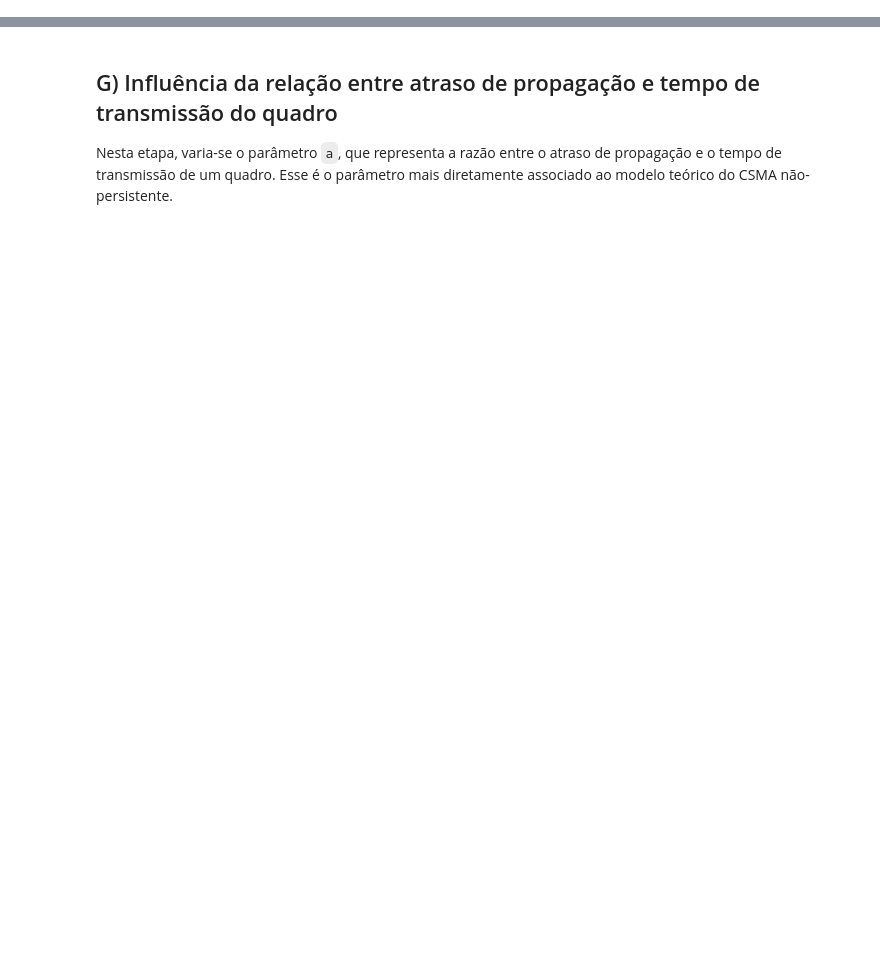
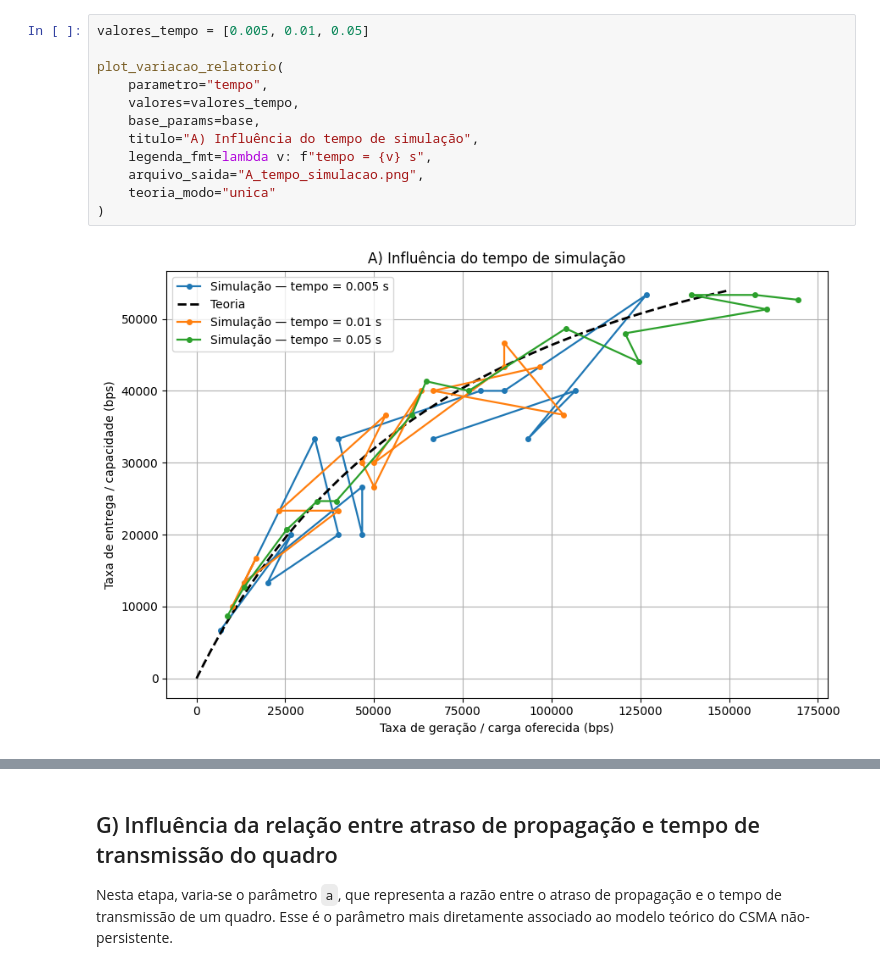
Before and after one commit to GScaramussa/Redes, a Jupyter notebook: redesCSMA.ipynb, the cells around one changed output, grey strips where cells are left out. Drawn from its saved outputs; the diff is of its cells as text; blank space fills up the shorter version.

```diff
--- a/redesCSMA.ipynb
+++ b/redesCSMA.ipynb
@@ -579,0 +324,14 @@ O aumento do número de rodadas tende a suavizar a curva simulada, pois a média
+# %%
+valores_tempo = [0.005, 0.01, 0.05]
+
+plot_variacao_relatorio(
+    parametro="tempo",
+    valores=valores_tempo,
+    base_params=base,
+    titulo="A) Influência do tempo de simulação",
+    legenda_fmt=lambda v: f"tempo = {v} s",
+    arquivo_saida="A_tempo_simulacao.png",
+    teoria_modo="unica"
+)
+# %% [output]
+[figure, added]
```
Also changed, not shown: parts of 49 cells of this notebook.
